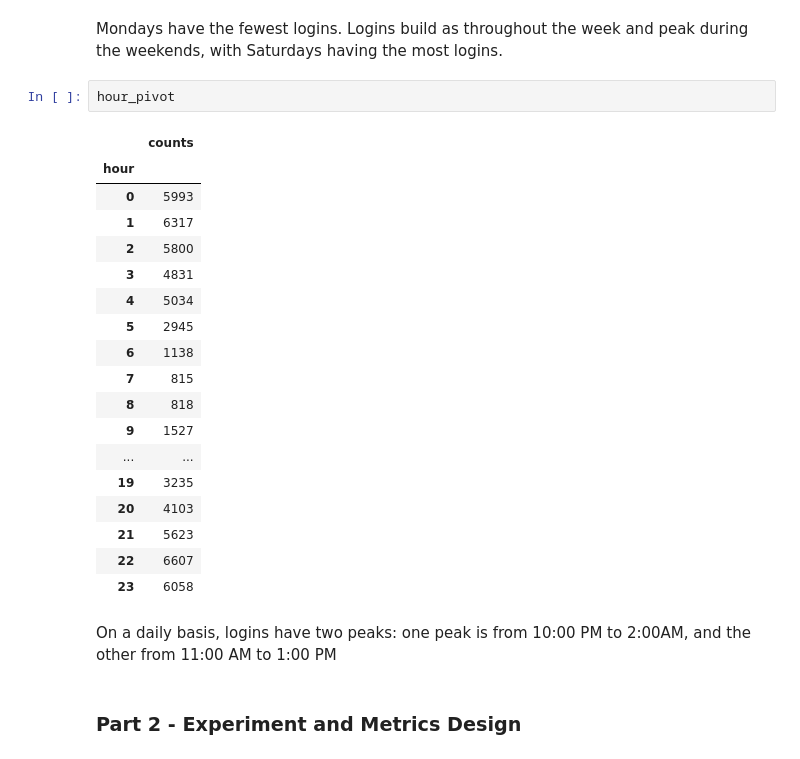
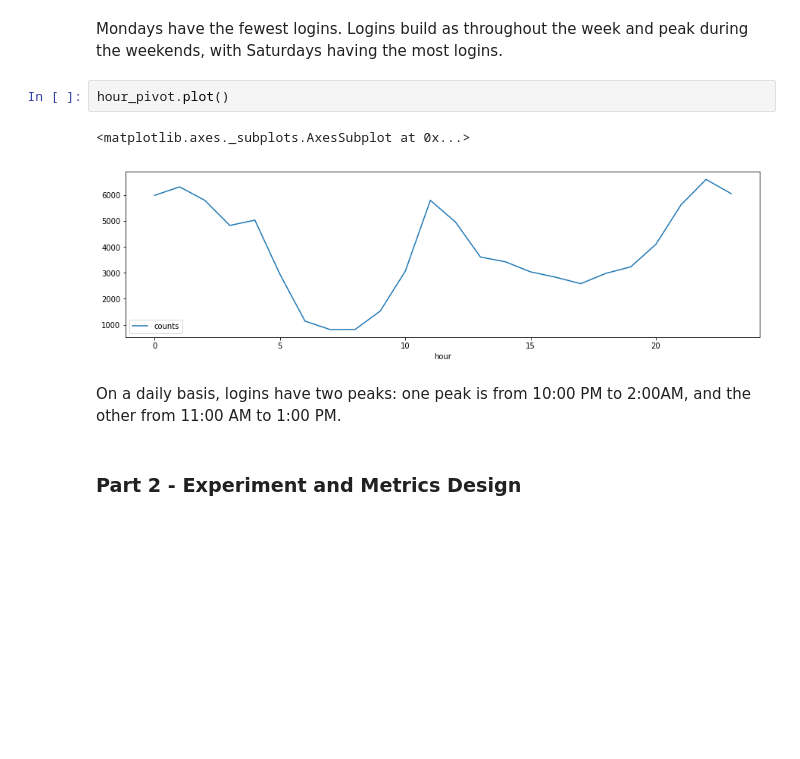
Before and after one commit to DerekSamsom/SpringboardDS_Projects, a Jupyter notebook: ultimate_challenge/Take_Home_Challenge.ipynb, the cells around one changed output. Drawn from its saved outputs; the diff is of its cells as text; blank space fills up the shorter version.

```diff
--- a/ultimate_challenge/Take_Home_Challenge.ipynb
+++ b/ultimate_challenge/Take_Home_Challenge.ipynb
@@ -111,28 +106,12 @@ day_pivot
 # %% [markdown]
 Mondays have the fewest logins.  Logins build as throughout the week and peak during the weekends, with Saturdays having the most logins.
 # %%
-hour_pivot
+hour_pivot.plot()
 # %% [output]
-|  | counts |
-| hour |  |
-| 0 | 5993 |
-| 1 | 6317 |
-| 2 | 5800 |
-| 3 | 4831 |
-| 4 | 5034 |
-| 5 | 2945 |
-| 6 | 1138 |
-| 7 | 815 |
-| 8 | 818 |
-| 9 | 1527 |
-| ... | ... |
-| 19 | 3235 |
-| 20 | 4103 |
-| 21 | 5623 |
-| 22 | 6607 |
-| 23 | 6058 |
+<matplotlib.axes._subplots.AxesSubplot at 0x...>
+[figure, added]
 # %% [markdown]
-On a daily basis, logins have two peaks: one peak is from 10:00 PM to 2:00AM, and the other from 11:00 AM to 1:00 PM
+On a daily basis, logins have two peaks: one peak is from 10:00 PM to 2:00AM, and the other from 11:00 AM to 1:00 PM.
 # %% [markdown]
 ### Part 2 - Experiment and Metrics Design
 # %% [markdown]
```
Also changed, not shown: parts of 9 cells of this notebook, 1 other file.
